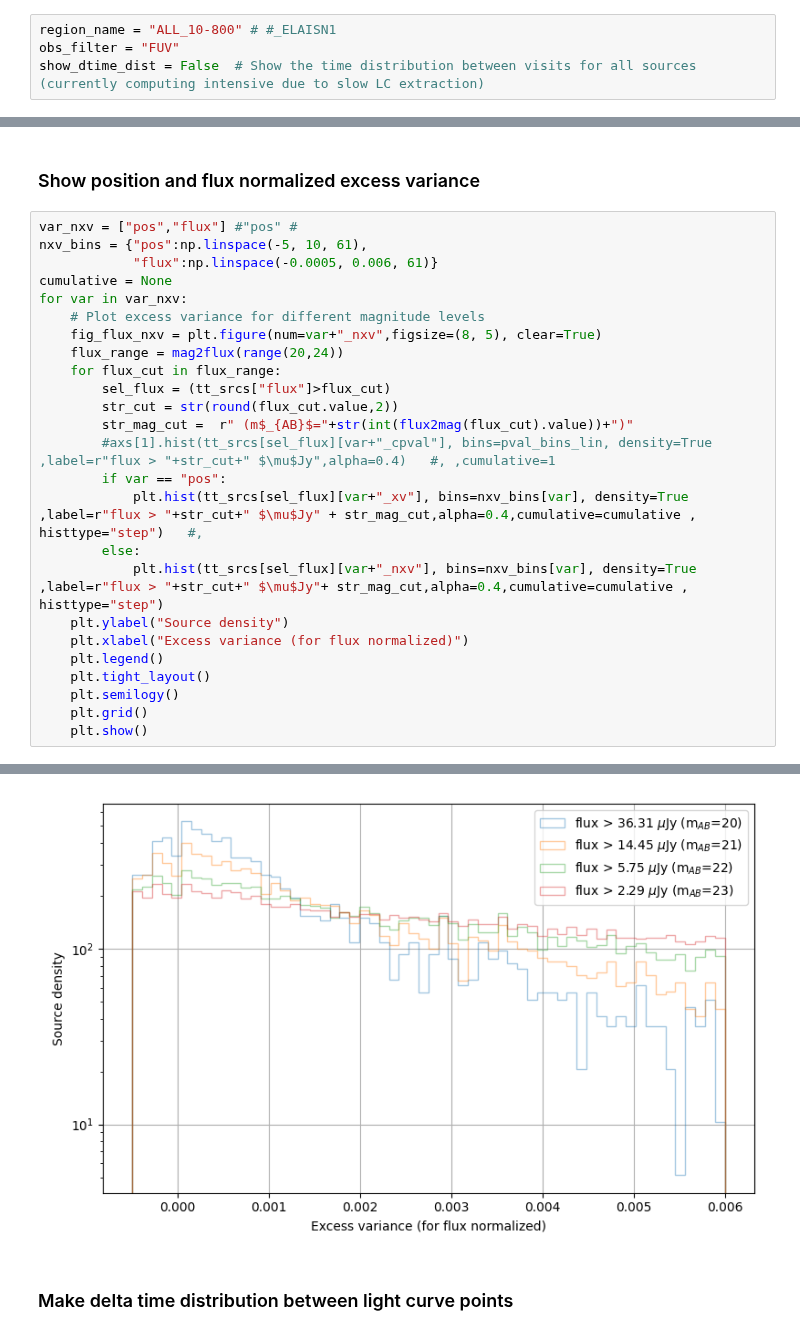
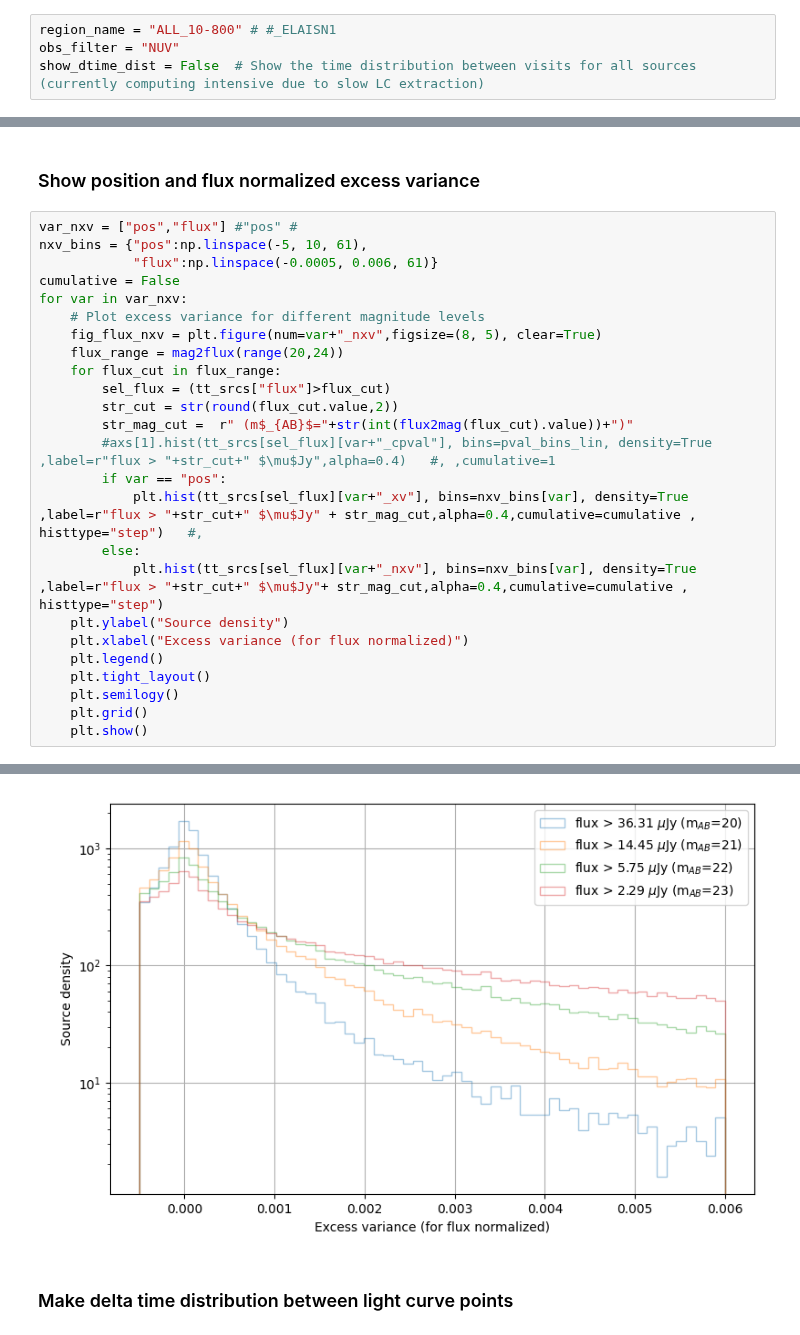
Before and after one commit to rbuehler/vasca, a Jupyter notebook: vasca/examples/inspect_source_distributions.ipynb, the cells around one changed output, grey strips where cells are left out. Drawn from its saved outputs; the diff is of its cells as text.

Commit message:
Adjusted some plots to paper
Former-commit-id: 57825fd72ffd36b5b52576ac7c6211bca7a14a6b

```diff
--- a/vasca/examples/inspect_source_distributions.ipynb
+++ b/vasca/examples/inspect_source_distributions.ipynb
@@ -3,7 +3,7 @@
 Enter the main notebook settings below.
 # %%
 region_name = "ALL_10-800" # #_ELAISN1
-obs_filter = "FUV"
+obs_filter = "NUV"
 show_dtime_dist = False  # Show the time distribution between visits for all sources (currently computing intensive due to slow LC extraction)
 # %% [markdown]
 ### Look at the Pval distibutions for constant flux and position for different magnitudes
@@ -179,7 +179,7 @@ fig_pos_var.savefig("./vasca_pipeline/"+region_name+"/vasca_"+region_name+"_pos_
 var_nxv = ["pos","flux"] #"pos" #
 nxv_bins = {"pos":np.linspace(-5, 10, 61),
             "flux":np.linspace(-0.0005, 0.006, 61)}
-cumulative = None
+cumulative = False
 for var in var_nxv:
     # Plot excess variance for different magnitude levels
     fig_flux_nxv = plt.figure(num=var+"_nxv",figsize=(8, 5), clear=True)
@@ -205,4 +205,4 @@ for var in var_nxv:
-[figure, old version]
+[figure, new version]
 # %% [markdown]
 ### Make delta time distribution between light curve points
 # %%
```
Also changed, not shown: parts of 5 cells of this notebook, 9 other files.
